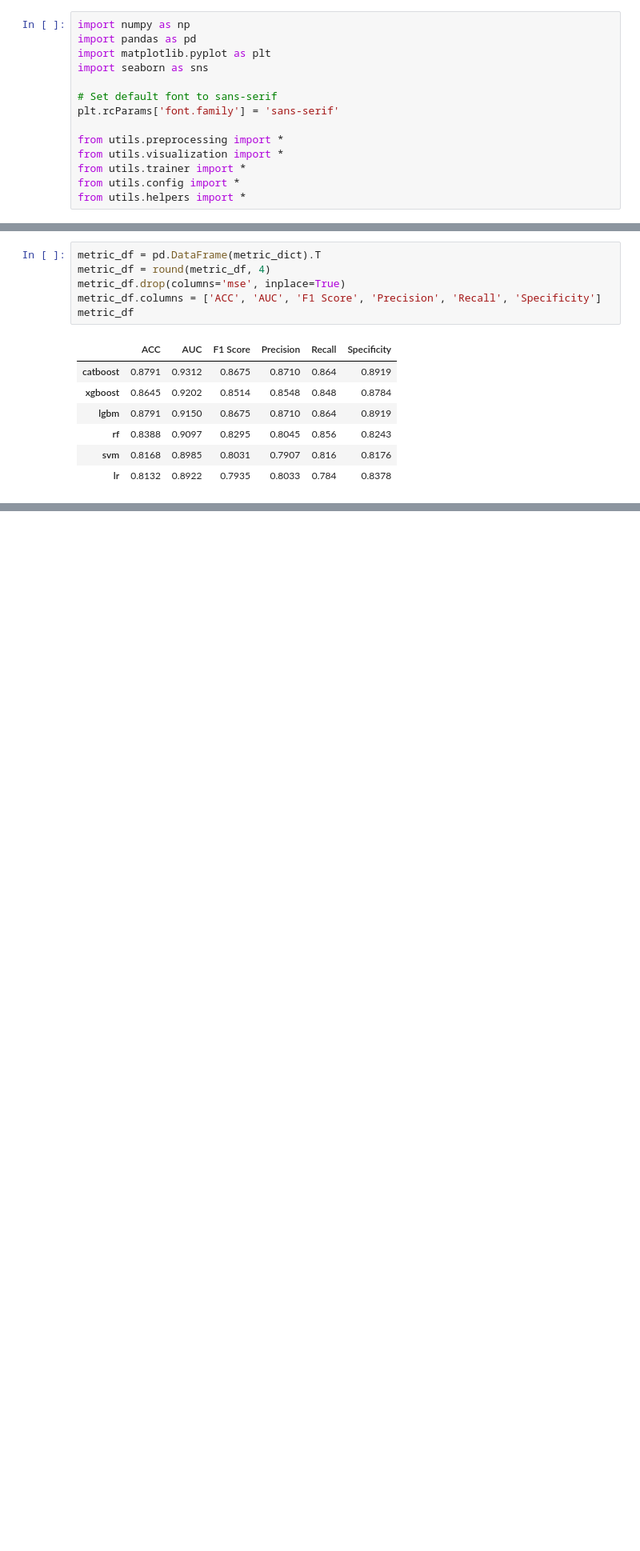
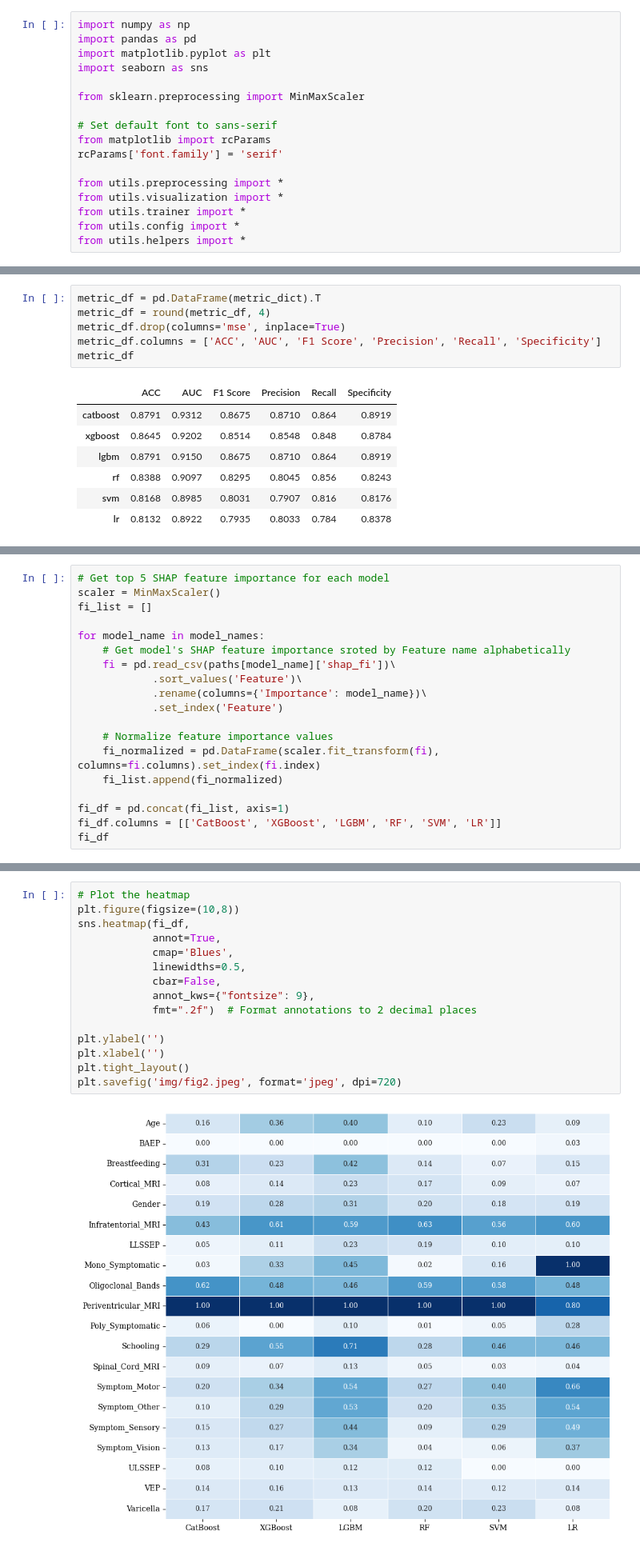
Before and after one commit to luumsk/CIStoCDMS, a Jupyter notebook: predict.ipynb, the cells around one changed output, grey strips where cells are left out. Shown: that part at 80% size. Cells and saved outputs as stored; diff of their text form; blank space fills up the shorter version.

```diff
--- a/predict.ipynb
+++ b/predict.ipynb
@@ -4,8 +4,11 @@ import pandas as pd
 import matplotlib.pyplot as plt
 import seaborn as sns
 
+from sklearn.preprocessing import MinMaxScaler
+
 # Set default font to sans-serif
-plt.rcParams['font.family'] = 'sans-serif'
+from matplotlib import rcParams
+rcParams['font.family'] = 'serif'
 
 from utils.preprocessing import *
 from utils.visualization import *
@@ -79,0 +85,19 @@ metric_df
+# %%
+# Get top 5 SHAP feature importance for each model
+scaler = MinMaxScaler()
+fi_list = []
+
+for model_name in model_names:
+    # Get model's SHAP feature importance sroted by Feature name alphabetically
+    fi = pd.read_csv(paths[model_name]['shap_fi'])\
+            .sort_values('Feature')\
+            .rename(columns={'Importance': model_name})\
+            .set_index('Feature')
+
+    # Normalize feature importance values
+    fi_normalized = pd.DataFrame(scaler.fit_transform(fi), columns=fi.columns).set_index(fi.index)
+    fi_list.append(fi_normalized)
+
+fi_df = pd.concat(fi_list, axis=1)
+fi_df.columns = [['CatBoost', 'XGBoost', 'LGBM', 'RF', 'SVM', 'LR']]
+fi_df
@@ -79,0 +123,17 @@ metric_df
+# %%
+# Plot the heatmap
+plt.figure(figsize=(10,8))
+sns.heatmap(fi_df,
+            annot=True,
+            cmap='Blues',
+            linewidths=0.5,
+            cbar=False,
+            annot_kws={"fontsize": 9},
+            fmt=".2f")  # Format annotations to 2 decimal places
+
+plt.ylabel('')
+plt.xlabel('')
+plt.tight_layout()
+plt.savefig('img/fig2.jpeg', format='jpeg', dpi=720)
+# %% [output]
+[figure, added]
```
Also changed, not shown: parts of 2 cells of this notebook, 1 other file.
